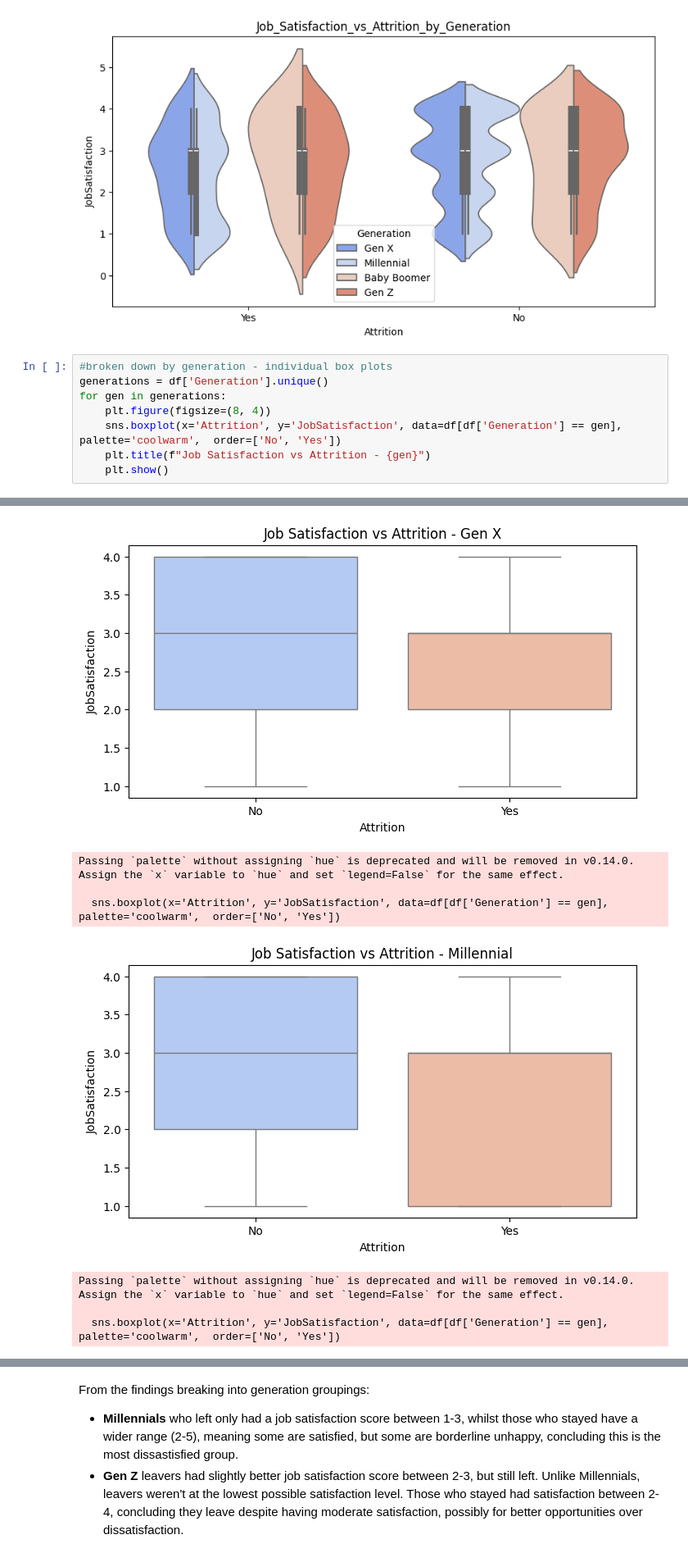
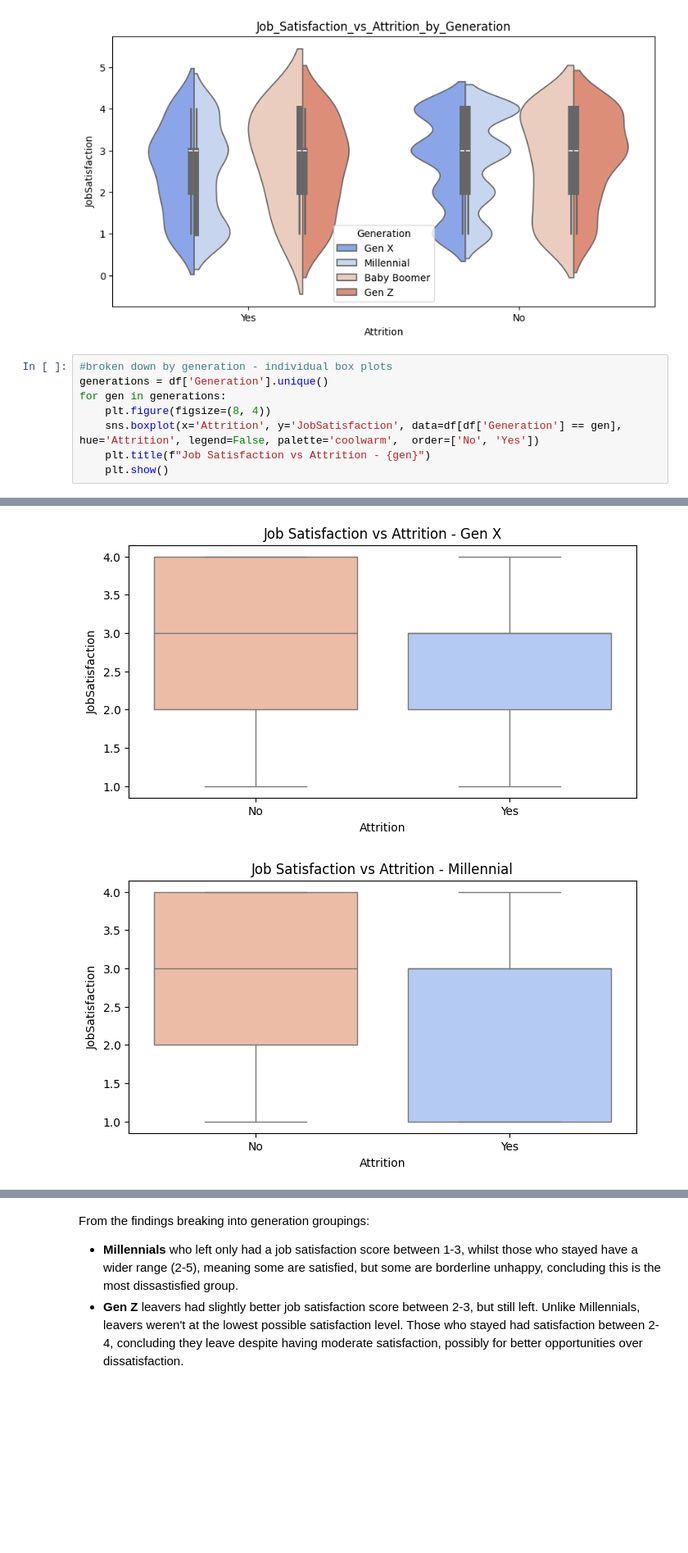
Before and after one commit to Suzie999/HR_Analysis, a Jupyter notebook: HR_Analytics.ipynb, the cells around one changed output, grey strips where cells are left out. Shown at 82% size. Cells and saved outputs as stored; diff of their text form; blank space fills up the shorter version.

```diff
--- a/HR_Analytics.ipynb
+++ b/HR_Analytics.ipynb
@@ -313,7 +310,7 @@ plt.show()
 generations = df['Generation'].unique()
 for gen in generations:
     plt.figure(figsize=(8, 4))
-    sns.boxplot(x='Attrition', y='JobSatisfaction', data=df[df['Generation'] == gen], palette='coolwarm',  order=['No', 'Yes'])
+    sns.boxplot(x='Attrition', y='JobSatisfaction', data=df[df['Generation'] == gen], hue='Attrition', legend=False, palette='coolwarm',  order=['No', 'Yes'])
     plt.title(f"Job Satisfaction vs Attrition - {gen}")
     plt.show()
 # %% [output]
@@ -323,9 +317,3 @@ Passing `palette` without assigning `hue` is deprecated and will be removed in v
-[figure, old version]
+[figure, new version]
-Passing `palette` without assigning `hue` is deprecated and will be removed in v0.14.0. Assign the `x` variable to `hue` and set `legend=False` for the same effect.
-
-  sns.boxplot(x='Attrition', y='JobSatisfaction', data=df[df['Generation'] == gen], palette='coolwarm',  order=['No', 'Yes'])
-[figure, old version]
+[figure, new version]
-Passing `palette` without assigning `hue` is deprecated and will be removed in v0.14.0. Assign the `x` variable to `hue` and set `legend=False` for the same effect.
-
-  sns.boxplot(x='Attrition', y='JobSatisfaction', data=df[df['Generation'] == gen], palette='coolwarm',  order=['No', 'Yes'])
 [figure]
```
Also changed, not shown: parts of 29 cells of this notebook.
